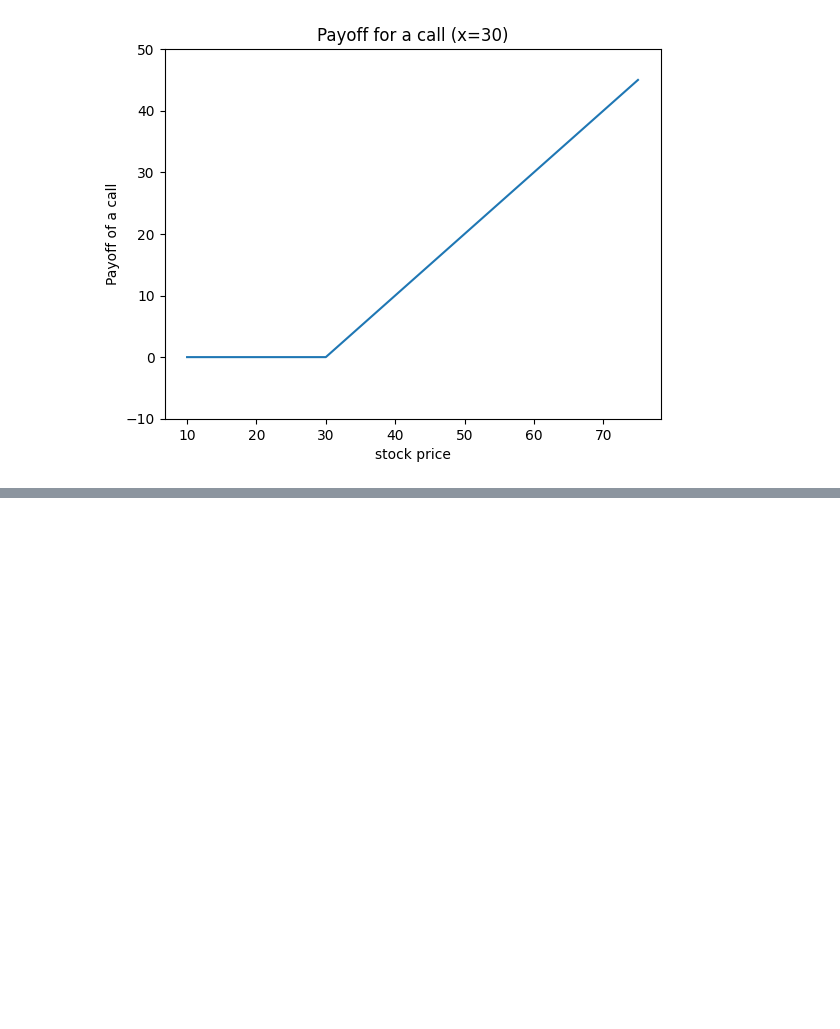
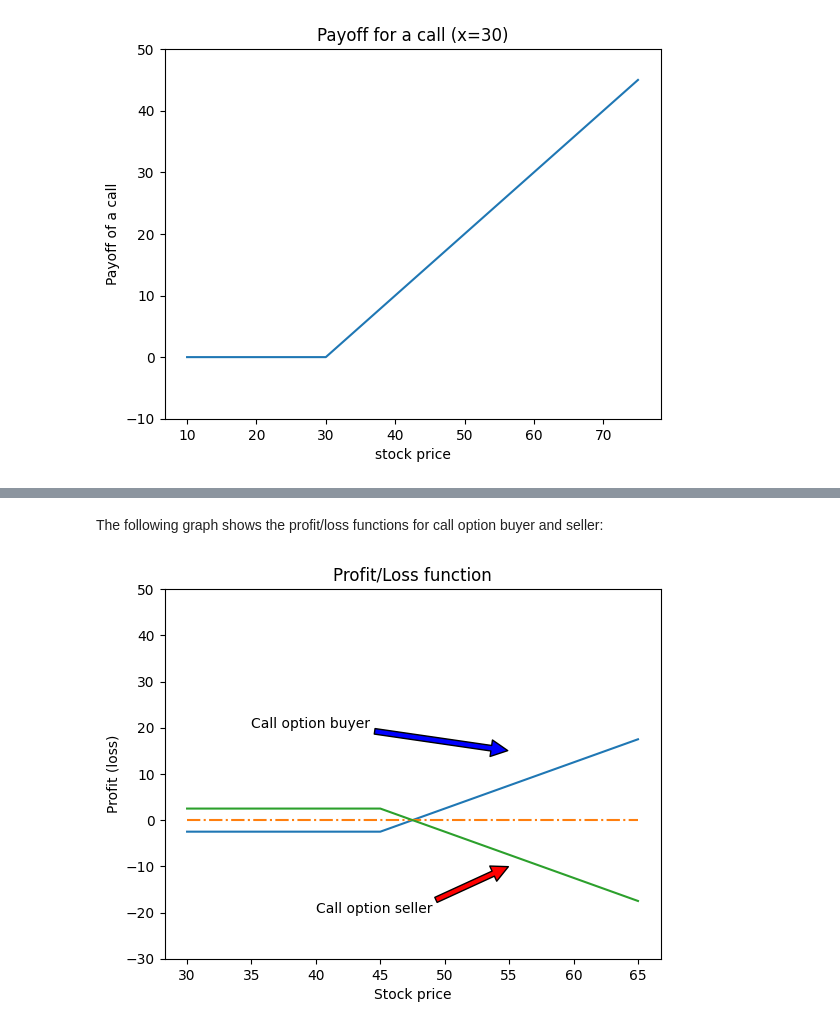
Before and after one commit to leoouyang781/Test-Repository, a Jupyter notebook: Python-For-Finance-2nd-Edition/Chapter 10.ipynb, the cells around one changed output, grey strips where cells are left out. Drawn from its saved outputs; the diff is of its cells as text; code cells hidden in the pictures; blank space fills up the shorter version.

```diff
--- a/Python-For-Finance-2nd-Edition/Chapter 10.ipynb
+++ b/Python-For-Finance-2nd-Edition/Chapter 10.ipynb
@@ -268,0 +279,22 @@ plt.show()
+# %% [markdown]
+The following graph shows the profit/loss functions for call option buyer and seller:
+# %%
+import matplotlib.pyplot as plt
+s = np.arange(30,70,5)
+x=45;c =2.5
+y=(abs(s-x)+s-x)/2 -c
+y2=np.zeros(len(s))
+plt.ylim(-30,50)
+plt.plot(s,y)
+plt.plot(s,y2,'-.')
+plt.plot(s,-y)
+plt.title("Profit/Loss function")
+plt.xlabel('Stock price')
+plt.ylabel('Profit (loss)')
+plt.annotate('Call option buyer', xy=(55,15), xytext=(35,20),
+arrowprops=dict(facecolor='blue',shrink=0.01),)
+plt.annotate('Call option seller', xy=(55,-10), xytext=(40,-20),
+arrowprops=dict(facecolor='red',shrink=0.01),)
+plt.show()
+# %% [output]
+[figure, added]
```
Also changed, not shown: parts of 7 cells of this notebook.
